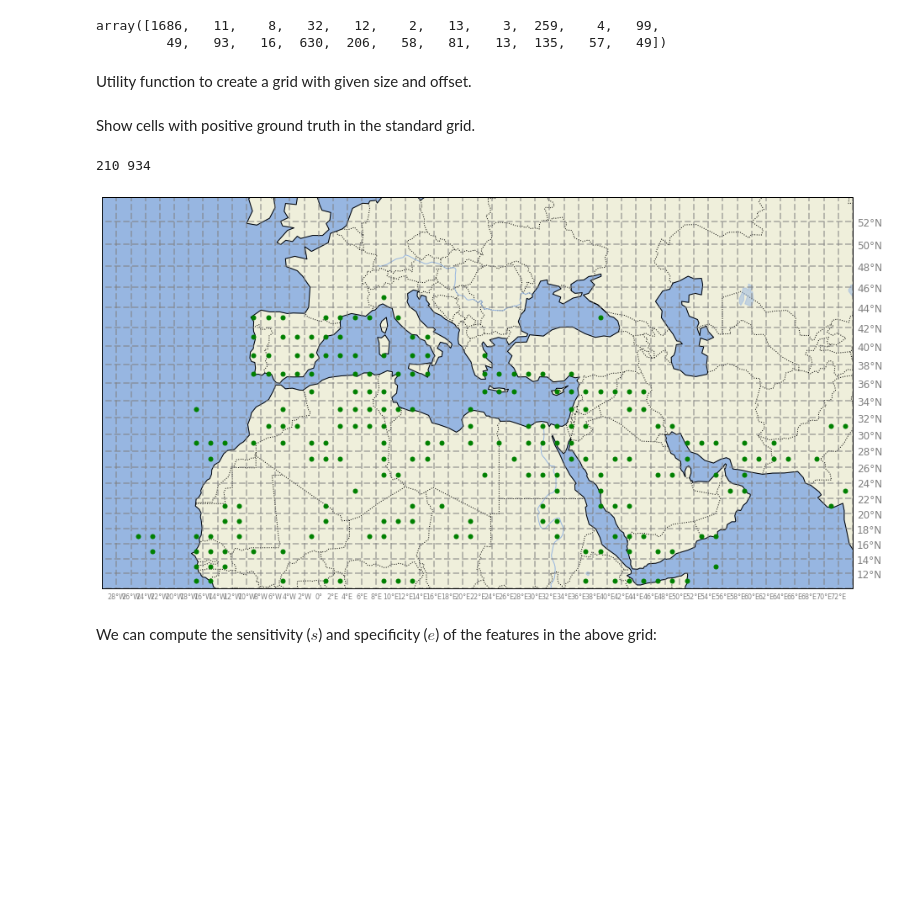
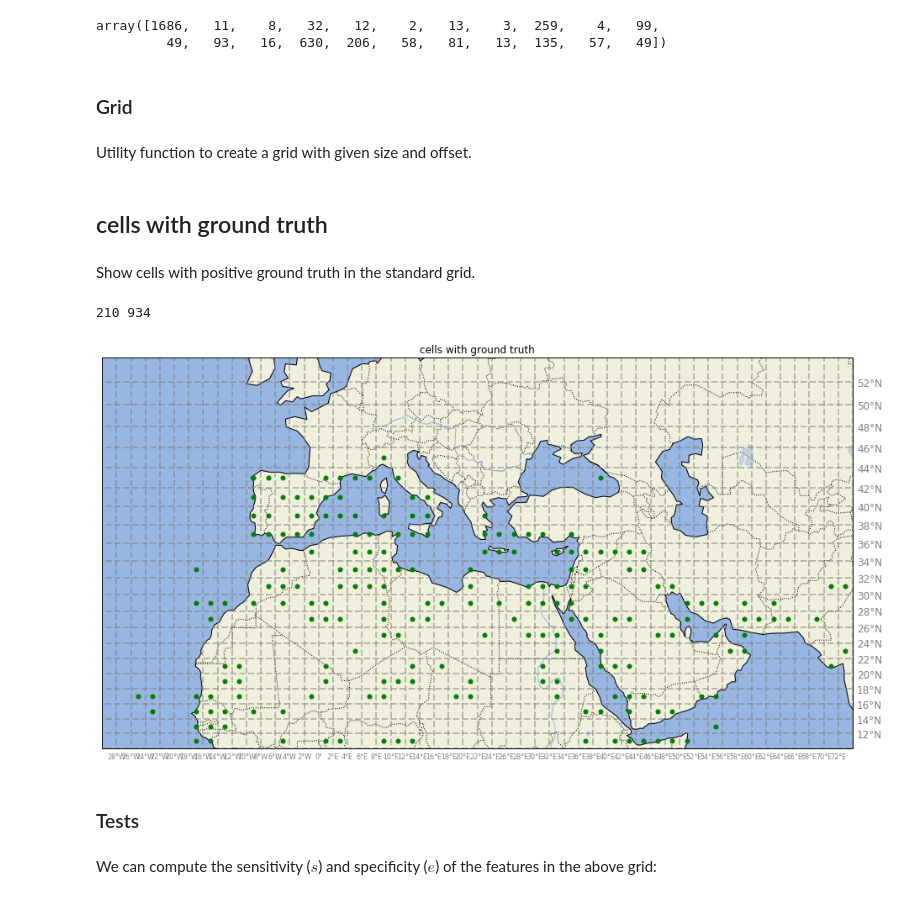
Before and after one commit to albertoruiz/phoenix, a Jupyter notebook: phoenix-simple.ipynb, the cells around one changed output. Saved outputs shown, nothing was run; the diff lists cells and outputs as text; code cells hidden in the pictures; blank space fills up the shorter version.

```diff
--- a/phoenix-simple.ipynb
+++ b/phoenix-simple.ipynb
@@ -539,6 +538,8 @@ np.sum(bindata,axis=0)
 # %% [output]
 array([1686,   11,    8,   32,   12,    2,   13,    3,  259,    4,   99,
          49,   93,   16,  630,  206,   58,   81,   13,  135,   57,   49])
+# %% [markdown]
+### Grid
 # %% [markdown]
 Utility function to create a grid with given size and offset.
 # %%
@@ -562,23 +563,28 @@ def makeGrid(size=2, offset=0):
     loc = lambda x: size/2 + x*size + offset
     dataL = { x: loc(np.array(x)) for x in allcells }
     return data, dataB, dataP, dataN, dataL, S,E
+# %% [markdown]
+## cells with ground truth
 # %% [markdown]
 Show cells with positive ground truth in the standard grid.
 # %%
 _, dataB, dataP, dataN, dataL, S, E = makeGrid()
 
 print(len(dataP), len(dataN))
 
 genmap(figsize=(16,16), extent=region)
 
 PCells = np.array([dataL[x] for x,_ in dataP.items()])
 NCells = np.array([dataL[x] for x,_ in dataN.items()])
 
 plt.plot(*PCells.T, '.',color='green', markerSize=10, transform=lat_lon);
 #plt.plot(*NCells.T, '.',color='red',   markerSize=10, transform=lat_lon);
+plt.title('cells with ground truth');
 # %% [output]
 210 934
-[figure, old version]
+[figure, new version]
+# %% [markdown]
+### Tests
 # %% [markdown]
 We can compute the sensitivity ($s$) and specificity ($e$) of the features in the above grid:
 # %%
```
Also changed, not shown: parts of 22 cells of this notebook.
